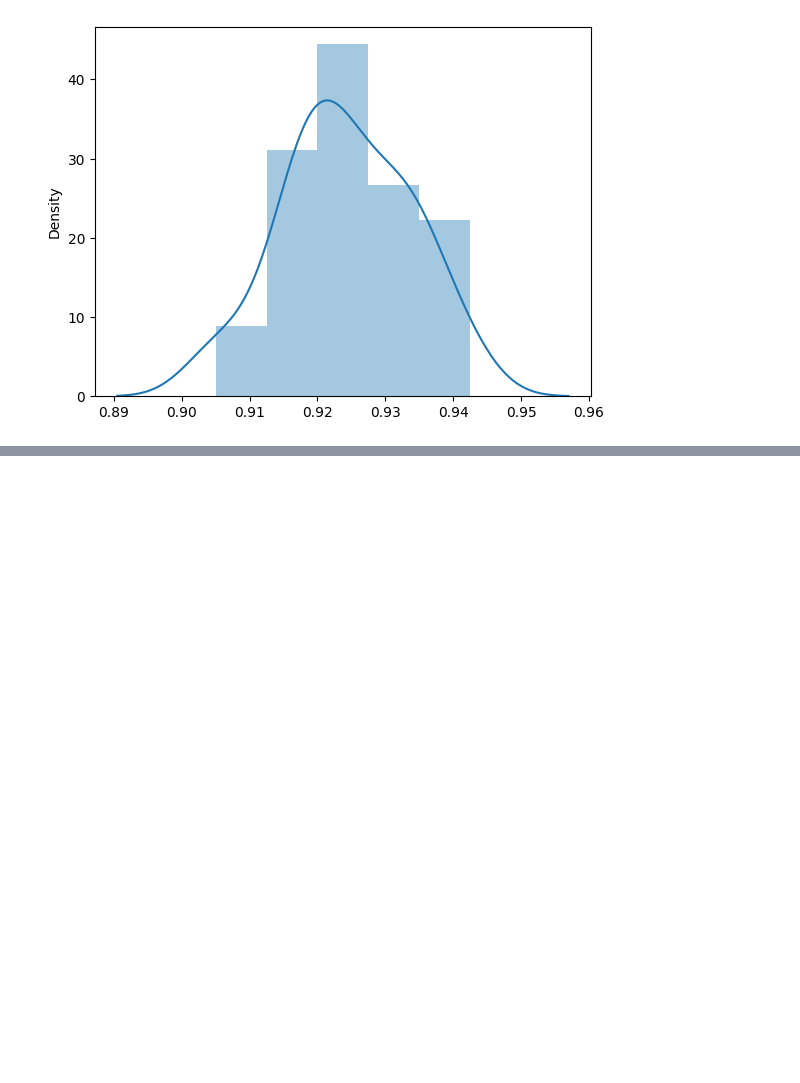
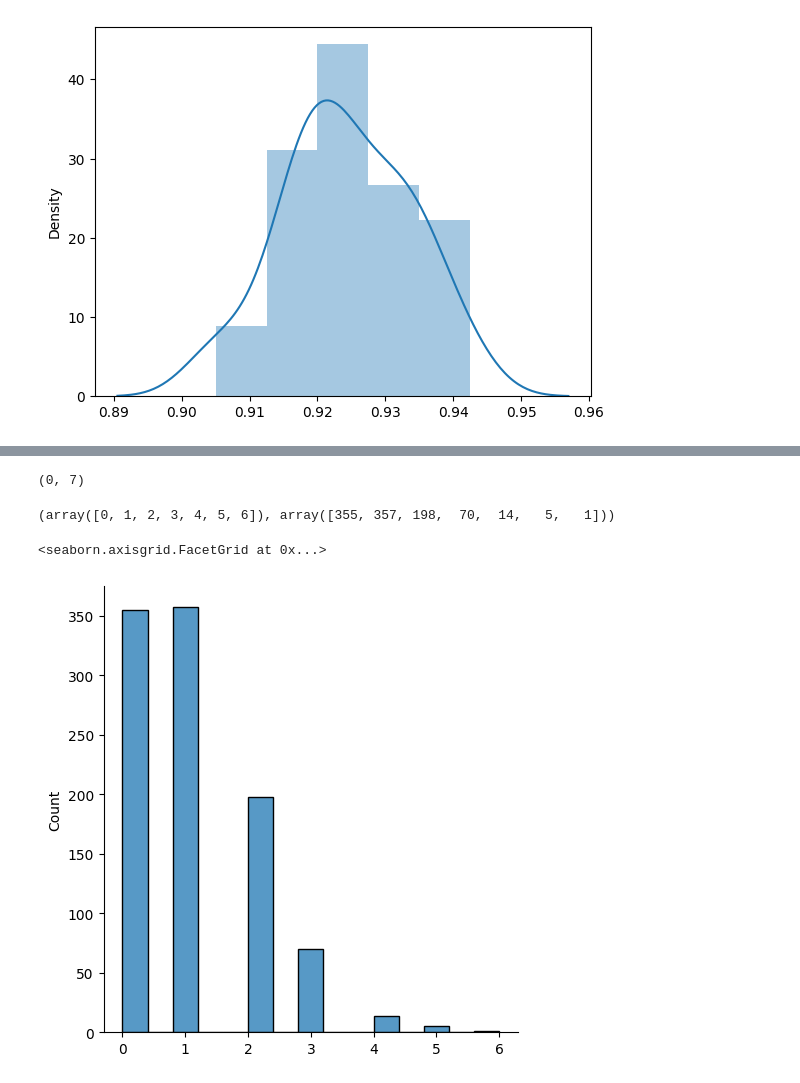
Before and after one commit to HammadN98/Curso_Estatistica, a Jupyter notebook: S6DistribuicoesEstatisticas.ipynb, the cells around one changed output, grey strips where cells are left out. Cells and saved outputs as stored; diff of their text form; code cells hidden in the pictures; blank space fills up the shorter version.

```diff
--- a/S6DistribuicoesEstatisticas.ipynb
+++ b/S6DistribuicoesEstatisticas.ipynb
@@ -533,0 +562,15 @@ https://gist.github.com/mwaskom/de44147ed2974457ad6372750bbe5751
+# %%
+dados_poisson = poisson.rvs(size=1000, mu=1)
+# %%
+min(dados_poisson), max(dados_poisson)
+# %% [output]
+(0, 7)
+# %%
+np.unique(dados_poisson, return_counts=True)
+# %% [output]
+(array([0, 1, 2, 3, 4, 5, 6]), array([355, 357, 198,  70,  14,   5,   1]))
+# %%
+sns.displot(dados_poisson, kde=False)
+# %% [output]
+<seaborn.axisgrid.FacetGrid at 0x...>
+[figure, added]
```
Also changed, not shown: parts of 31 cells of this notebook.
